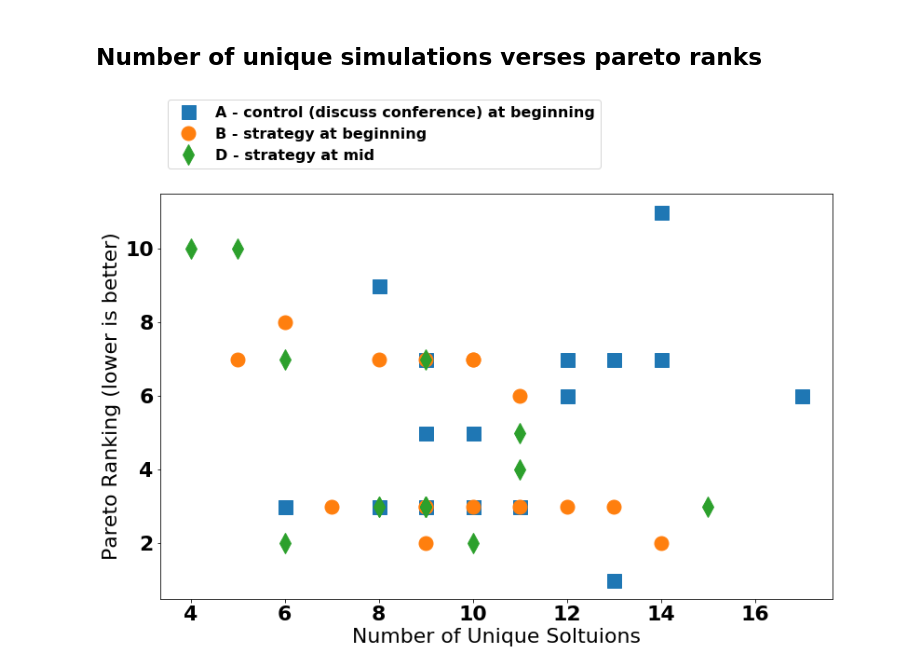
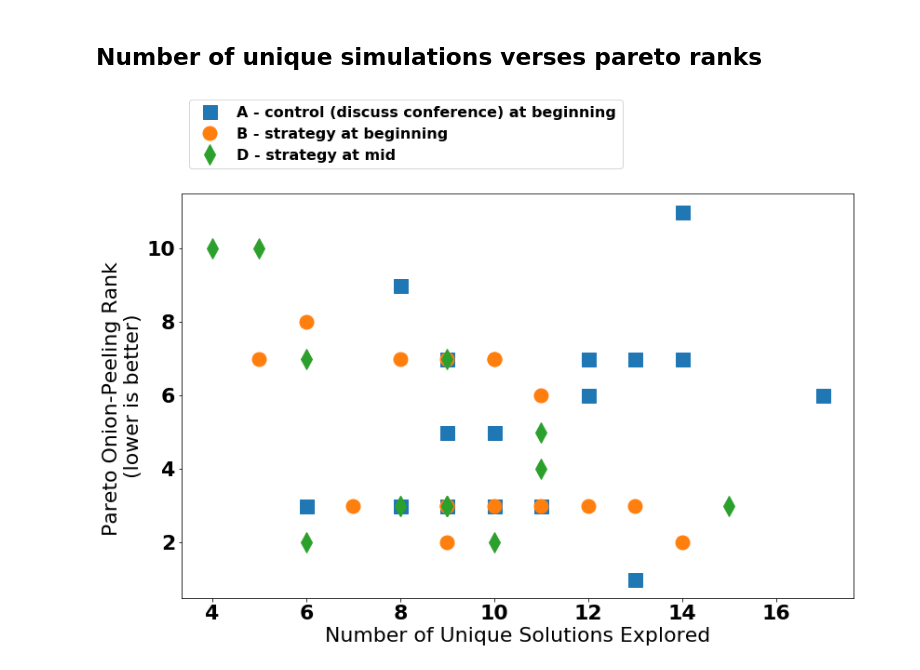
Before and after one commit to MIT-GTL-Open-Source-Public/Learning2019-PostProcessing, a Jupyter notebook: SimpleRankOrdersJupyter/NumberOfSimulationsVsParetoRanks.ipynb, the cells around one changed output. Saved outputs shown, nothing was run; the diff lists cells and outputs as text; code cells hidden in the pictures.

```diff
--- a/SimpleRankOrdersJupyter/NumberOfSimulationsVsParetoRanks.ipynb
+++ b/SimpleRankOrdersJupyter/NumberOfSimulationsVsParetoRanks.ipynb
@@ -127,23 +127,23 @@ with open(DATA_FILE_PARETO, 'r') as csvfile:
 # %%
 paretoRanksA = [analyzed_data[k].pareto_ranks_fine for k in analyzed_data.keys() if analyzed_data[k].condition == 'A' ]
 paretoRanksB = [analyzed_data[k].pareto_ranks_fine for k in analyzed_data.keys() if analyzed_data[k].condition == 'B' ]
 paretoRanksD = [analyzed_data[k].pareto_ranks_fine for k in analyzed_data.keys() if analyzed_data[k].condition == 'D' ]
 
 allData = paretoRanksA + paretoRanksB + paretoRanksD
 
 import scipy.stats
 rankedData = scipy.stats.rankdata(allData, method='dense')
 paretoRanksA = rankedData[0:len(paretoRanksA)]
 paretoRanksB = rankedData[len(paretoRanksA):len(paretoRanksA)+len(paretoRanksB)]
 paretoRanksD = rankedData[len(paretoRanksA)+len(paretoRanksB):]
 
 plt.figure(figsize=golden_ratio*8)
 plt.plot(uniqueSimsA, paretoRanksA, marker="s", linewidth=0, markersize=15)
 plt.plot(uniqueSimsB, paretoRanksB, marker="o", linewidth=0, markersize=15)
 plt.plot(uniqueSimsD, paretoRanksD, marker="d", linewidth=0, markersize=15)
-plt.xlabel("Number of Unique Soltuions")
-plt.ylabel("Pareto Ranking (lower is better)")
+plt.xlabel("Number of Unique Solutions Explored")
+plt.ylabel("Pareto Onion-Peeling Rank \n(lower is better)")
 plt.legend(conditions, fontsize=16, loc='upper left', bbox_to_anchor=(0,1.25))
 plt.show()
 # %% [output]
-[figure, old version]
+[figure, new version]
```
Also changed, not shown: parts of 4 cells of this notebook.
